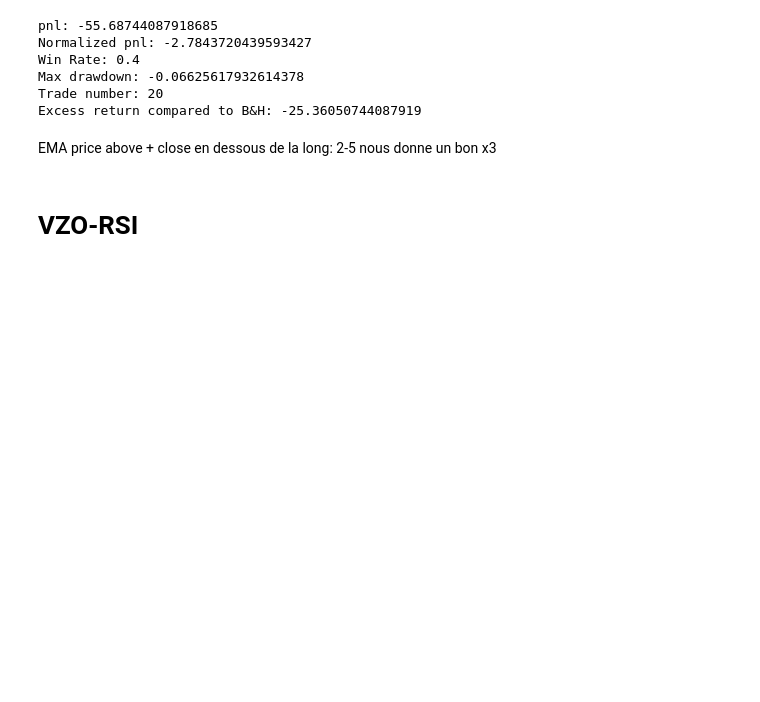
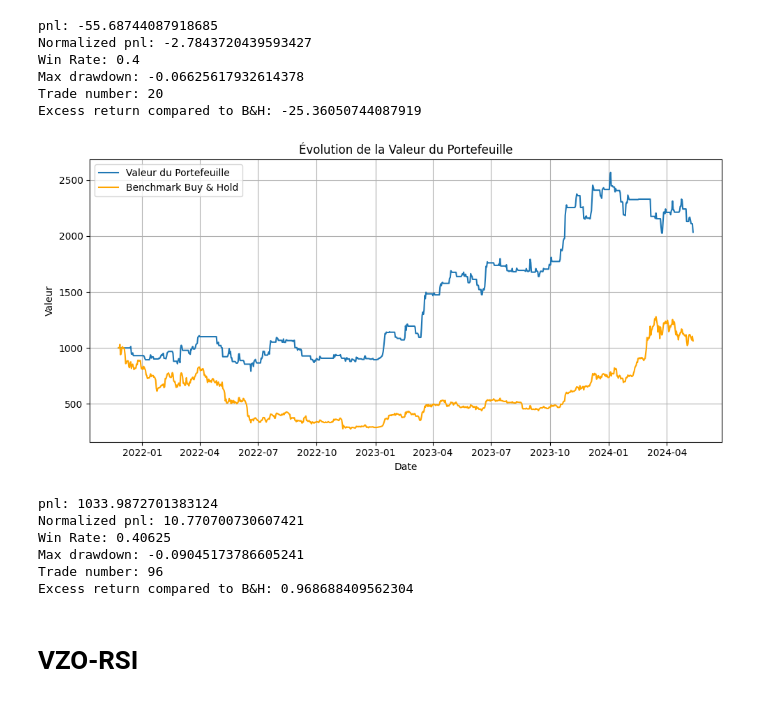
Before and after one commit to Romathonat/MTAL, a Jupyter notebook: notebooks/backtest.ipynb, the cells around one changed output. Drawn from its saved outputs; the diff is of its cells as text; code cells hidden in the pictures; blank space fills up the shorter version.

```diff
--- a/notebooks/backtest.ipynb
+++ b/notebooks/backtest.ipynb
@@ -105,8 +121,24 @@ Win Rate: 0.4
 Max drawdown: -0.06625617932614378
 Trade number: 20
 Excess return compared to B&H: -25.36050744087919
-# %% [markdown]
-EMA price above + close en dessous de la long: 2-5 nous donne un bon x3
+# %%
+from src.mtal.backtesting.ma_cross_backtest import MACrossPriceAboveBacktester
+from src.mtal.dataviz import display_strategy_results
+from src.mtal.data_collect import get_pair_df
+from src.mtal.data_collect import get_spot_pairs
+
+cryptos = get_spot_pairs()
+df = get_pair_df(pair="BTCUSDT", limit=900, frequency="1d")
+results = MACrossPriceAboveBacktester(df, short_ma=2, long_ma=15, ma_type="hma").run()
+display_strategy_results(df, results)
+# %% [output]
+[figure, added]
+pnl: 1033.9872701383124
+Normalized pnl: 10.770700730607421
+Win Rate: 0.40625
+Max drawdown: -0.09045173786605241
+Trade number: 96
+Excess return compared to B&H: 0.968688409562304
 # %% [markdown]
 # VZO-RSI
 # %%
```
Also changed, not shown: parts of 8 cells of this notebook, 8 other files.
